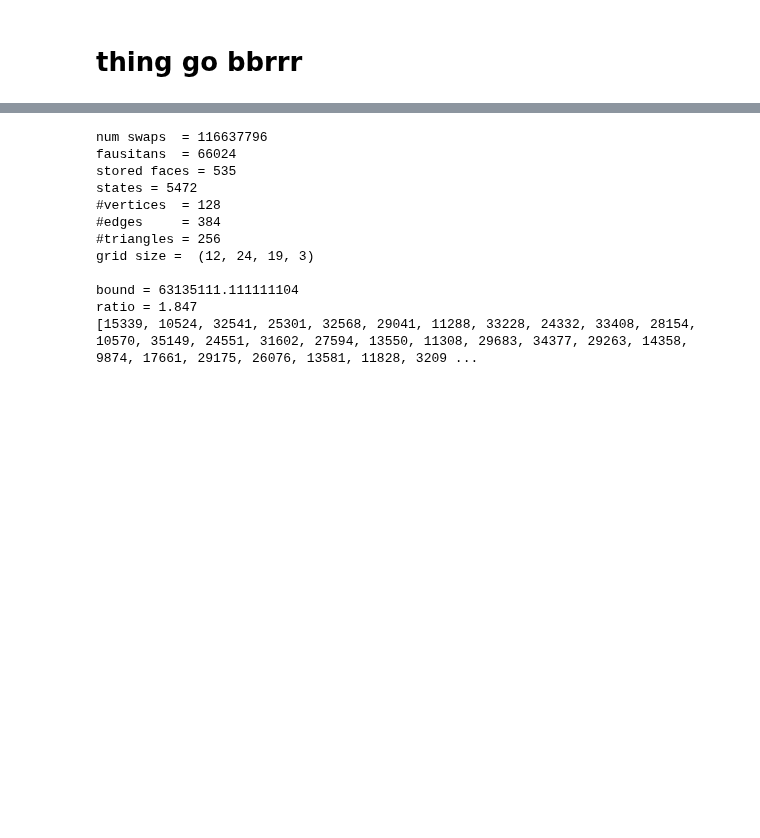
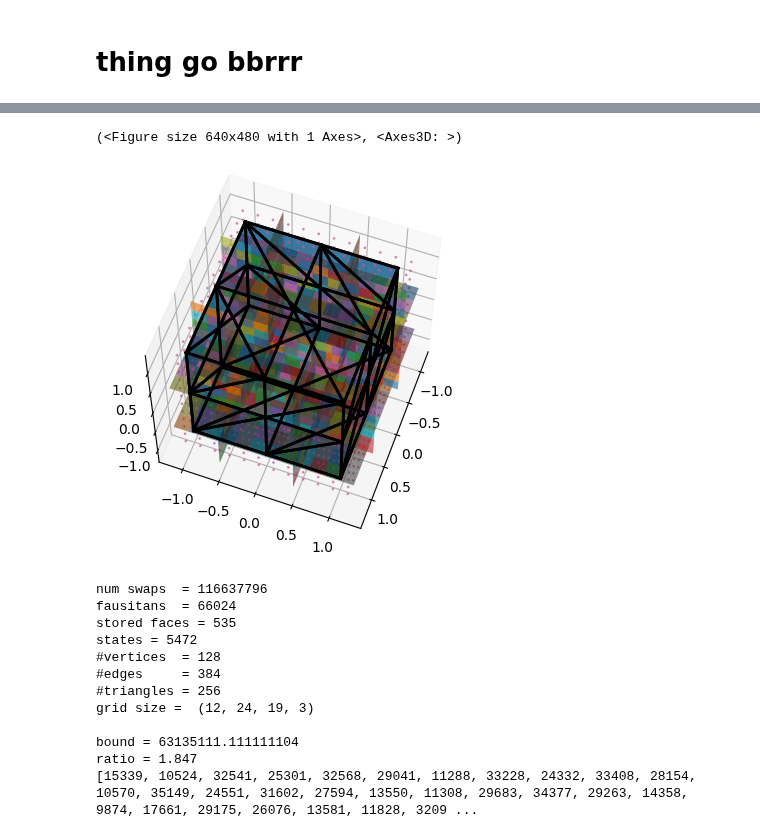
Before and after one commit to medial-ax/medial-ax, a Jupyter notebook: makethings.ipynb, the cells around one changed output, grey strips where cells are left out. Drawn from its saved outputs; the diff is of its cells as text; code cells hidden in the pictures; blank space fills up the shorter version.

```diff
--- a/makethings.ipynb
+++ b/makethings.ipynb
@@ -137,3 +155,8 @@ export_obj(example, our_complex, faces)
+# %%
+ourplot.plot_vineyard_results(our_complex, gridd, rs_faces, CameraOpt(azim=20, elev=60))
+# %% [output]
+(<Figure size 640x480 with 1 Axes>, <Axes3D: >)
+[figure, added]
 # %%
 print(f'num swaps  = {v.num_swaps}')
 print(f'fausitans  = {len(swaps)}')
```
Also changed, not shown: parts of 1 cell of this notebook, 6 other files.
